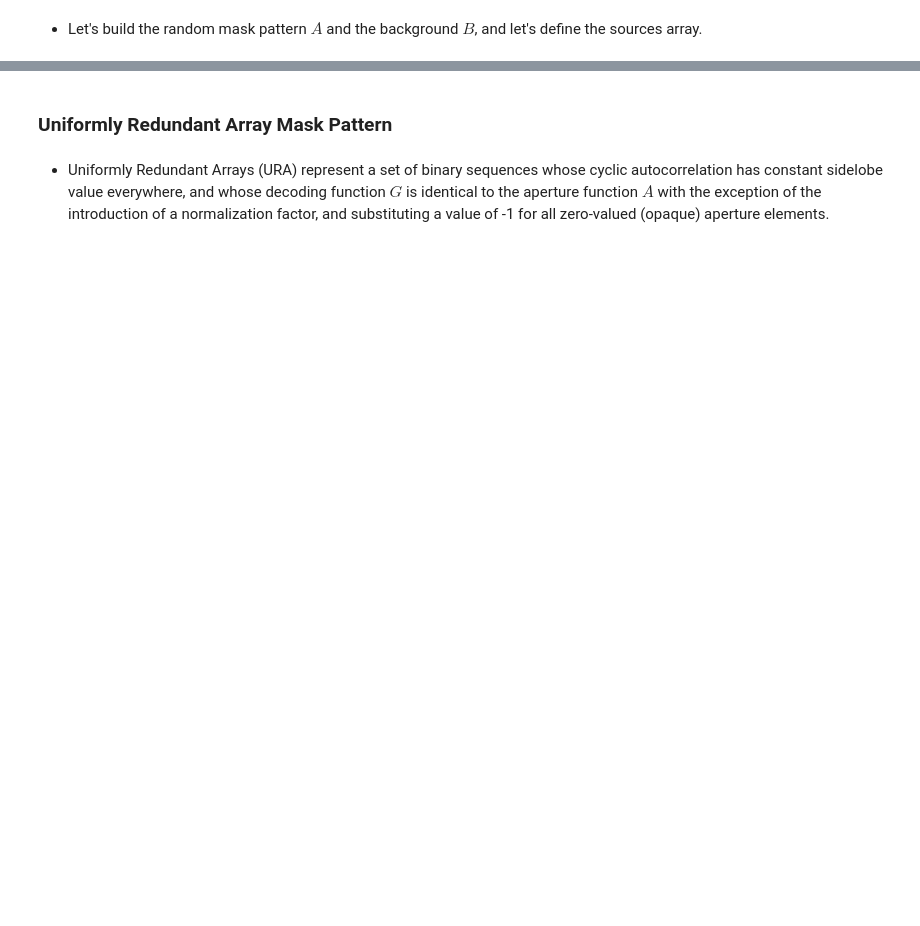
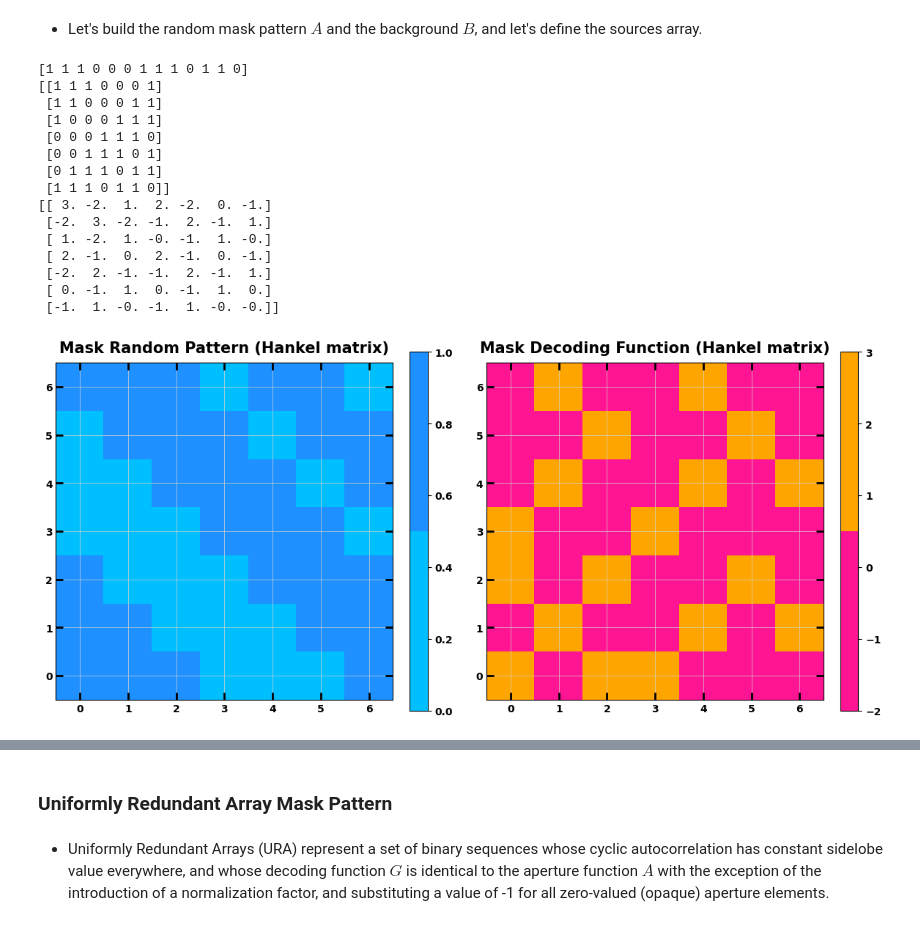
Before and after one commit to EdoardoGiancarli/Reconstruction_Masks_Test, a Jupyter notebook: Img_Reconstruction.ipynb, the cells around one changed output, grey strips where cells are left out. Saved outputs shown, nothing was run; the diff lists cells and outputs as text; code cells hidden in the pictures; blank space fills up the shorter version.

```diff
--- a/Img_Reconstruction.ipynb
+++ b/Img_Reconstruction.ipynb
@@ -341,4 +345,30 @@ def random_mask(N: int, hankel_array: bool = False) -> c.Sequence:
     return mask_pattern
+# %%
+L = 7
+
+A = random_mask(L)
+print(hankel(A[:L], A[-L:]))
+G = decoding_function(A, 'random')
+
+plot(['image', 'image'], [hankel(A[:L], A[-L:]), G], ["Mask Random Pattern (Hankel matrix)", "Mask Decoding Function (Hankel matrix)"],
+             cbarcmap=[ListedColormap(["DeepSkyBlue", "DodgerBlue"]), ListedColormap(["DeepPink", "Orange"])])
+# %% [output]
+[1 1 1 0 0 0 1 1 1 0 1 1 0]
+[[1 1 1 0 0 0 1]
+ [1 1 0 0 0 1 1]
+ [1 0 0 0 1 1 1]
+ [0 0 0 1 1 1 0]
+ [0 0 1 1 1 0 1]
+ [0 1 1 1 0 1 1]
+ [1 1 1 0 1 1 0]]
+[[ 3. -2.  1.  2. -2.  0. -1.]
+ [-2.  3. -2. -1.  2. -1.  1.]
+ [ 1. -2.  1. -0. -1.  1. -0.]
+ [ 2. -1.  0.  2. -1.  0. -1.]
+ [-2.  2. -1. -1.  2. -1.  1.]
+ [ 0. -1.  1.  0. -1.  1.  0.]
+ [-1.  1. -0. -1.  1. -0. -0.]]
+[figure, added]
 # %%
 # sky image reconstruction with random mask pattern
 L = 150                                             # detector elements
```
Also changed, not shown: parts of 6 cells of this notebook.
